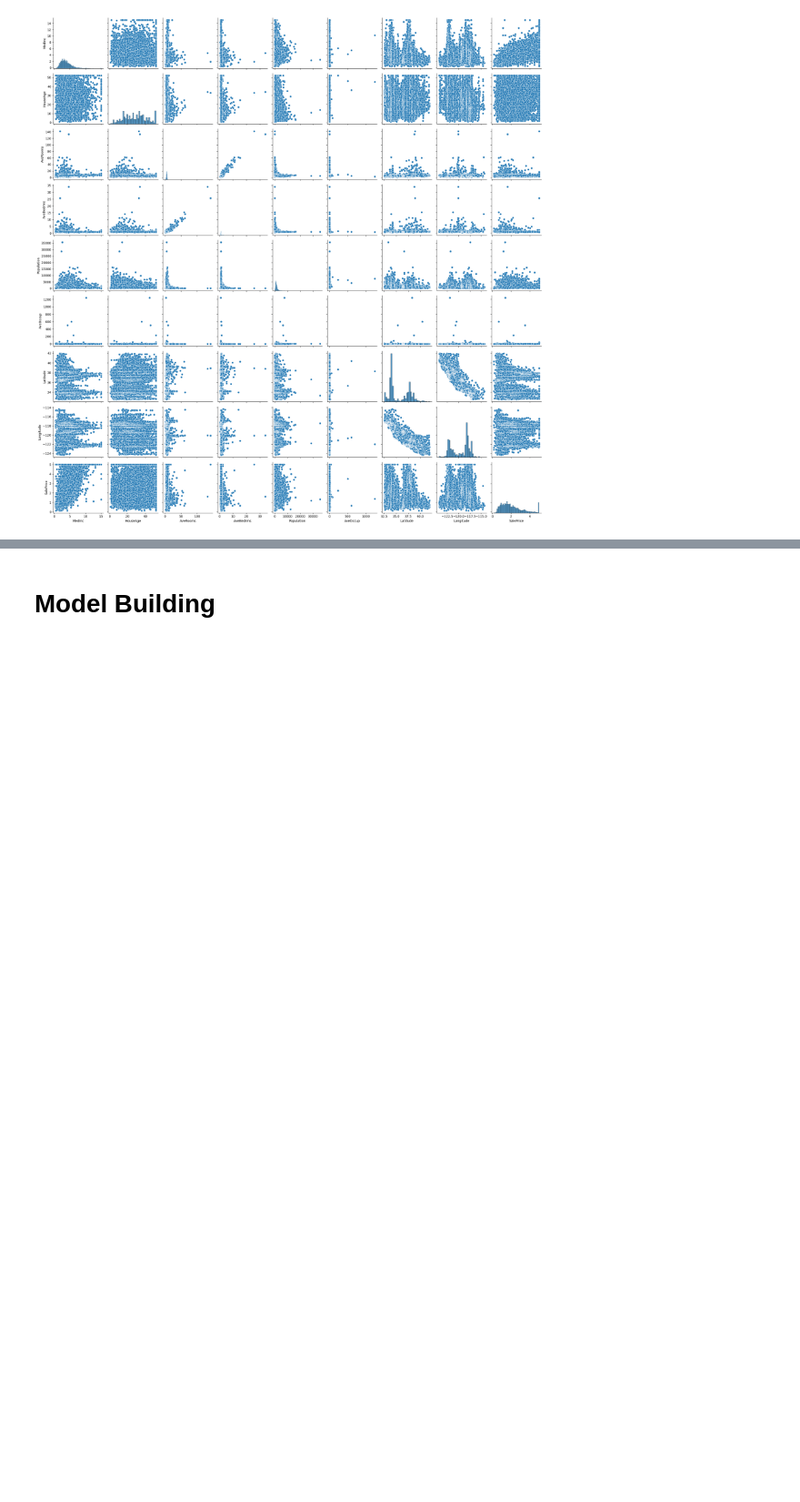
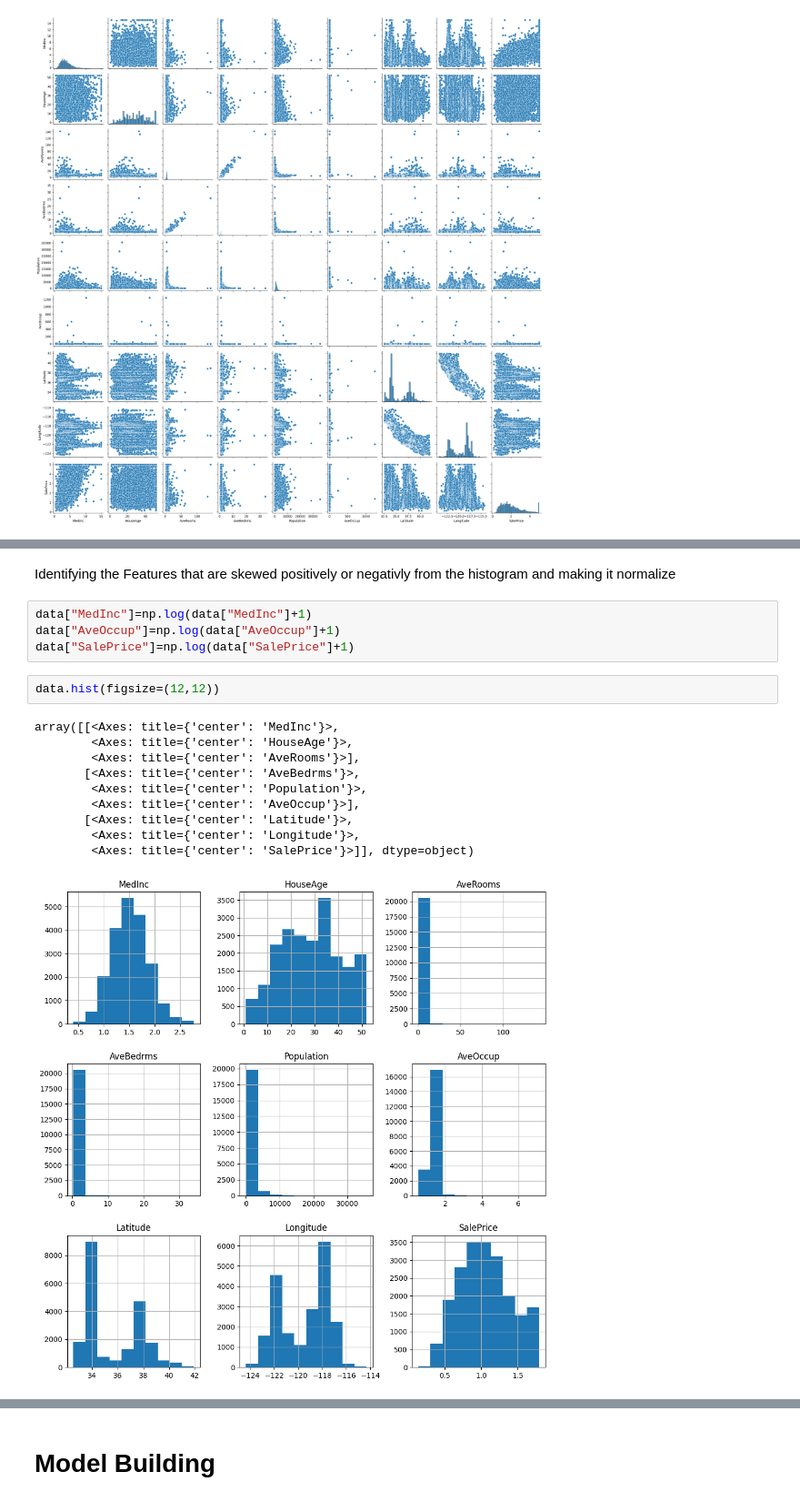
Before and after one commit to Faareh-Ahmed/California-House-Prediction-Model, a Jupyter notebook: California_House_Prediction.ipynb, the cells around one changed output, grey strips where cells are left out. Shown at 91% size. Saved outputs shown, nothing was run; the diff lists cells and outputs as text; blank space fills up the shorter version.

```diff
--- a/California_House_Prediction.ipynb
+++ b/California_House_Prediction.ipynb
@@ -107,0 +129,19 @@ plt.tight_layout()
+# %% [markdown]
+ Identifying the Features that are skewed positively or negativly from the histogram and making it normalize
+# %%
+data["MedInc"]=np.log(data["MedInc"]+1)
+data["AveOccup"]=np.log(data["AveOccup"]+1)
+data["SalePrice"]=np.log(data["SalePrice"]+1)
+# %%
+data.hist(figsize=(12,12))
+# %% [output]
+array([[<Axes: title={'center': 'MedInc'}>,
+        <Axes: title={'center': 'HouseAge'}>,
+        <Axes: title={'center': 'AveRooms'}>],
+       [<Axes: title={'center': 'AveBedrms'}>,
+        <Axes: title={'center': 'Population'}>,
+        <Axes: title={'center': 'AveOccup'}>],
+       [<Axes: title={'center': 'Latitude'}>,
+        <Axes: title={'center': 'Longitude'}>,
+        <Axes: title={'center': 'SalePrice'}>]], dtype=object)
+[figure, added]
```
Also changed, not shown: parts of 24 cells of this notebook.
